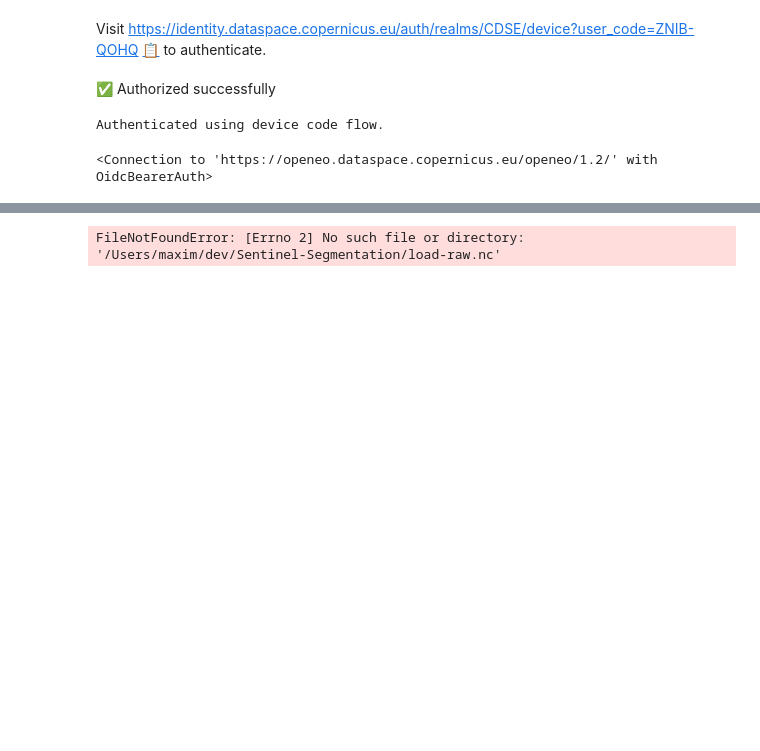
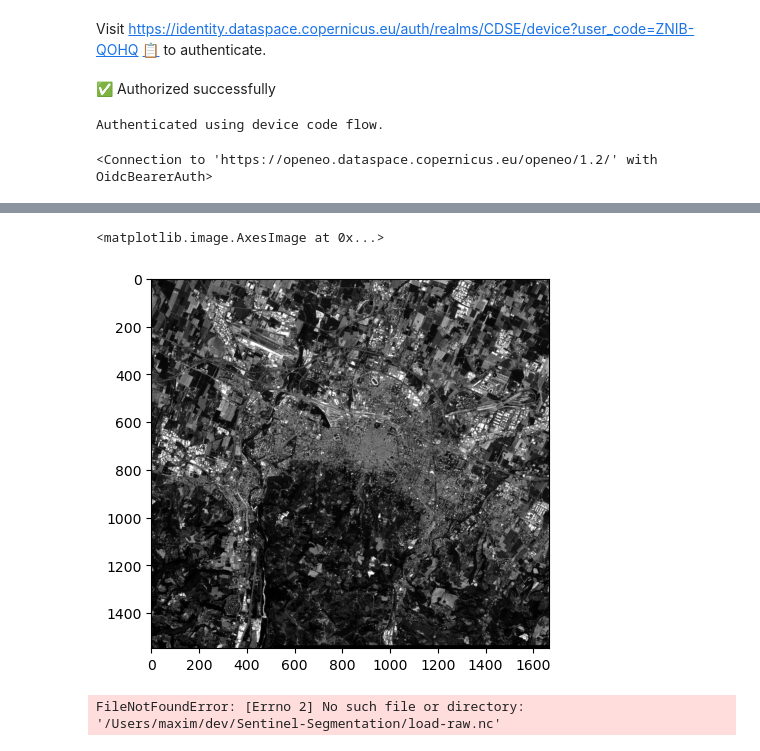
Before and after one commit to nomorehumor/Sentinel-Segmentation, a Jupyter notebook: Untitled-3.ipynb, the cells around one changed output, grey strips where cells are left out. Drawn from its saved outputs; the diff is of its cells as text; code cells hidden in the pictures; blank space fills up the shorter version.

```diff
--- a/Untitled-3.ipynb
+++ b/Untitled-3.ipynb
@@ -116,3 +127,20 @@ img = rasterio.open(SENTINEL_DATASET_DIR / "bologna.tiff", count=4)
+# %%
+import rasterio
+from matplotlib import pyplot as plt
+import numpy as np
+
+img = rasterio.open(SENTINEL_DATASET_DIR / "R.tiff", count=4)
+img_array = img.read().squeeze()
+
+def vis(img):
+    masked_data = np.ma.masked_equal(img, 0)
+    lq, uq = np.quantile(masked_data.compressed(), (0.01, 0.99))
+    data = np.clip(img, a_min=lq, a_max=uq)
+    data = (data - lq) / (uq - lq)
+    plt.imshow(data, cmap="gray")
+# %% [output]
+<matplotlib.image.AxesImage at 0x...>
+[figure, added]
 # %%
 
 ds = xarray.load_dataset("load-raw.nc")
```
Also changed, not shown: parts of 4 cells of this notebook.
